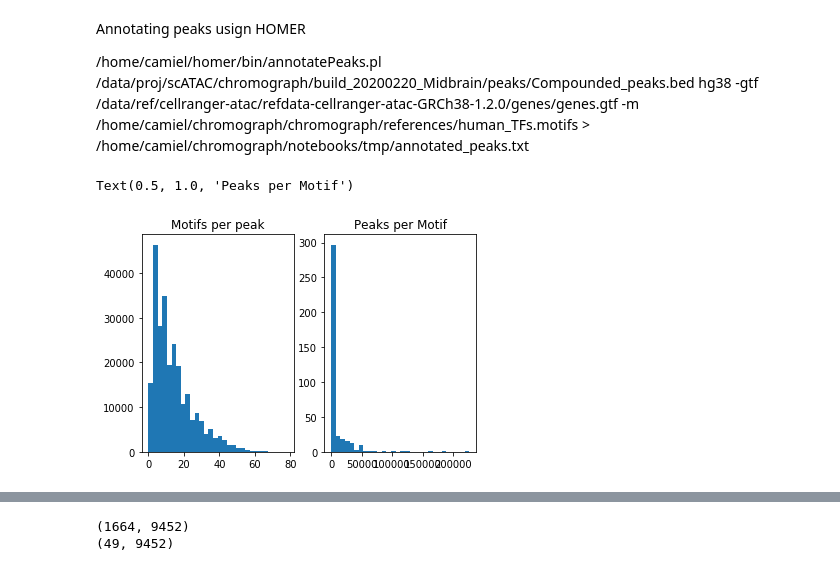
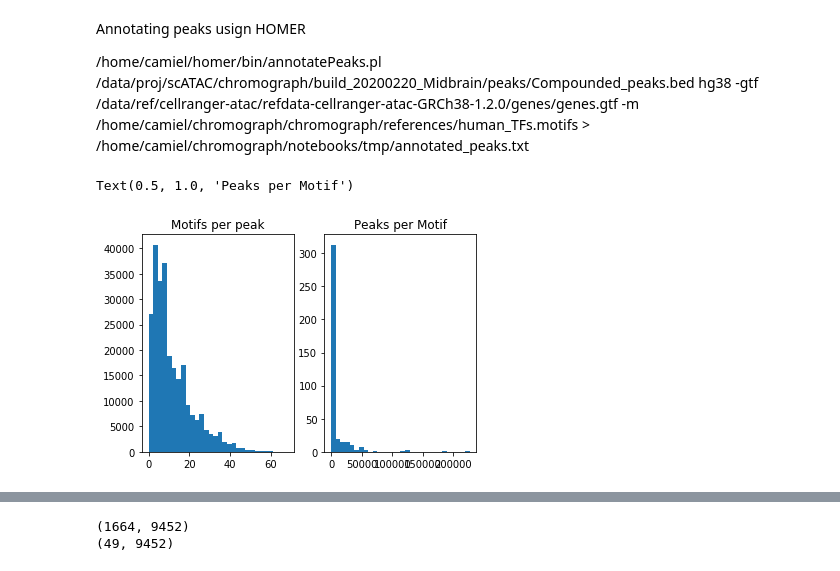
Before and after one commit to linnarsson-lab/chromograph, a Jupyter notebook: notebooks/Motif_analysis.ipynb, the cells around one changed output, grey strips where cells are left out. Saved outputs shown, nothing was run; the diff lists cells and outputs as text; code cells hidden in the pictures.

Commit message:
Motif plot

```diff
--- a/notebooks/Motif_analysis.ipynb
+++ b/notebooks/Motif_analysis.ipynb
@@ -501,14 +501,16 @@ def read_HOMER(file):
 
     return cols[:clim], np.array(table), TF_cols, np.array(TFs)
 
-f_annot = os.path.join('tmp', 'annotated_peaks.txt')
+f_annot = os.path.join('/home/camiel/misc/chromograph_tmp', 'annotated_peaks.txt')
 cols, table, TF_cols, TFs = read_HOMER(f_annot)
 # %%
 fig, ax = plt.subplots(1,2)
-ax[0].hist(np.sum(TFs, axis=1), bins = 30)
+per_peak = np.sum(TFs, axis=1)
+ax[0].hist(per_peak, bins = 30)
 ax[0].set_title('Motifs per peak')
-ax[1].hist(np.sum(TFs, axis=0), bins=30)
+per_motif = np.sum(TFs, axis=0)
+ax[1].hist(per_motif, bins=30)
 ax[1].set_title('Peaks per Motif')
 # %% [output]
 Text(0.5, 1.0, 'Peaks per Motif')
-[figure, old version]
+[figure, new version]
```
Also changed, not shown: parts of 21 cells of this notebook, 2 other files.
